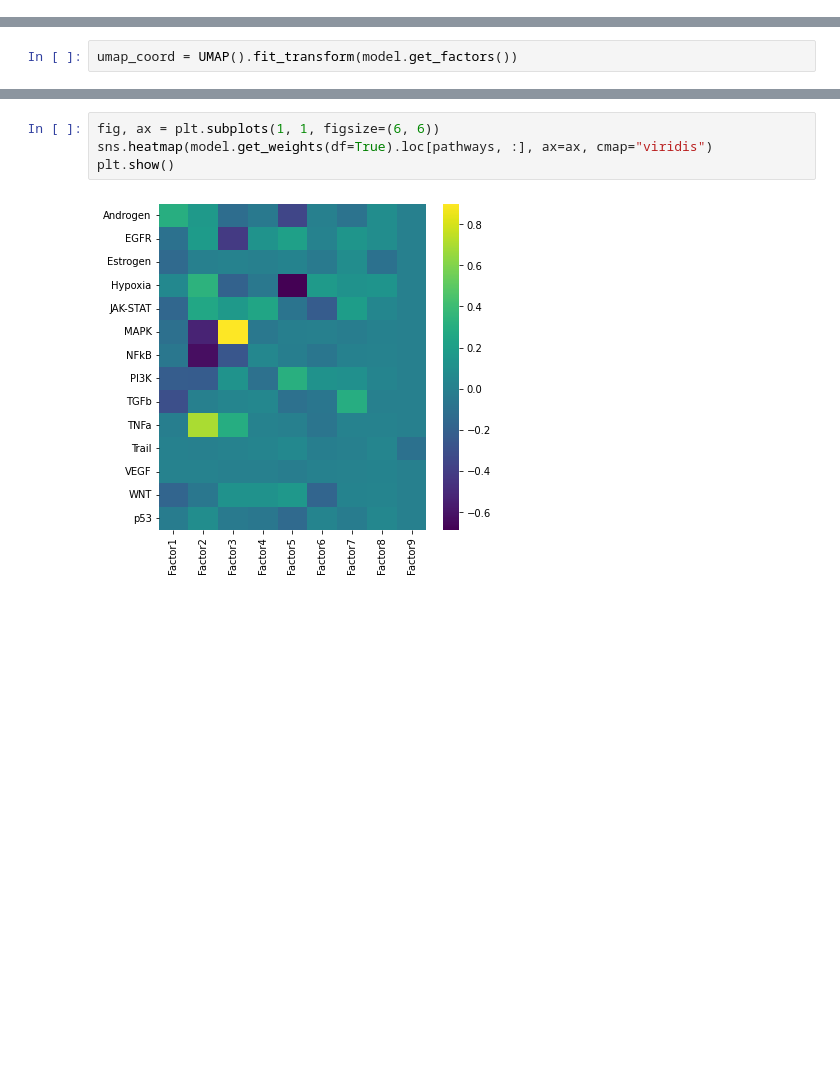
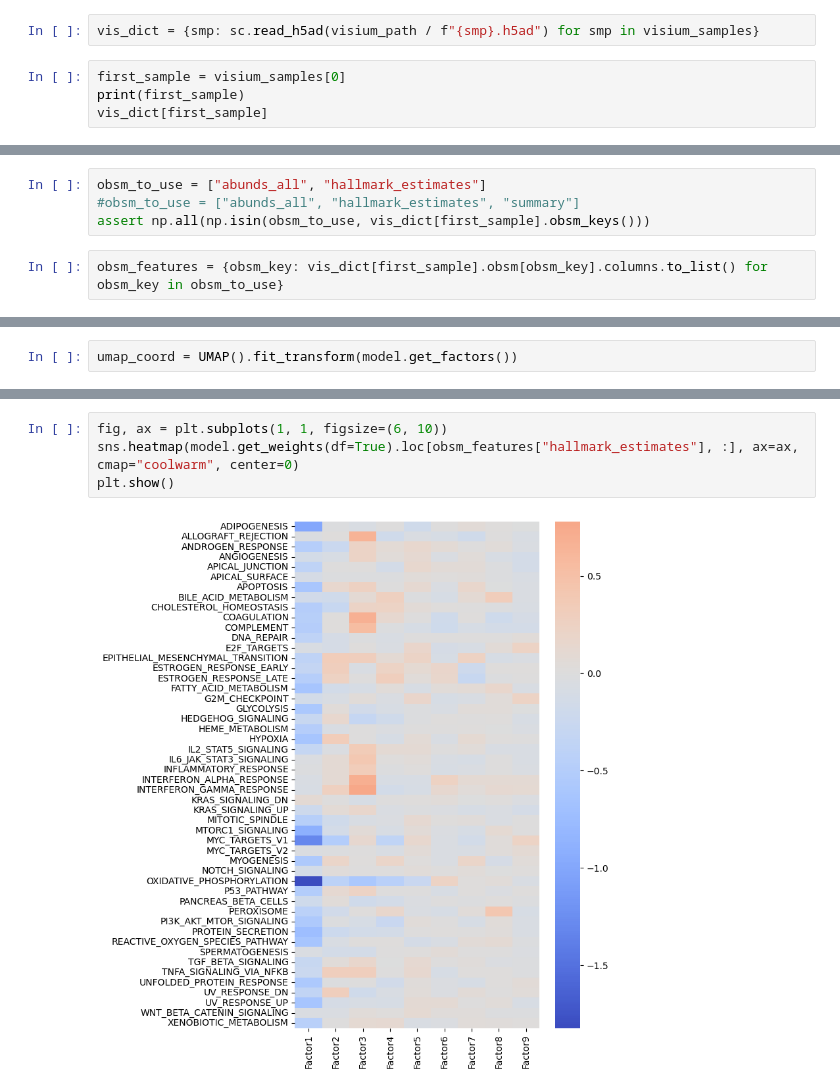
Before and after one commit to saezlab/VisiumMS, a Jupyter notebook: scripts/notebooks/mofa_visium.ipynb, the cells around one changed output, grey strips where cells are left out. Drawn from its saved outputs; the diff is of its cells as text; blank space fills up the shorter version.

Commit message:
testing mofa with hallmarks

```diff
--- a/scripts/notebooks/mofa_visium.ipynb
+++ b/scripts/notebooks/mofa_visium.ipynb
@@ -96,0 +84,6 @@ data_dt
+# %%
+vis_dict = {smp: sc.read_h5ad(visium_path / f"{smp}.h5ad") for smp in visium_samples}
+# %%
+first_sample = visium_samples[0]
+print(first_sample)
+vis_dict[first_sample]
@@ -96,0 +98,6 @@ data_dt
+# %%
+obsm_to_use = ["abunds_all", "hallmark_estimates"]
+#obsm_to_use = ["abunds_all", "hallmark_estimates", "summary"]
+assert np.all(np.isin(obsm_to_use, vis_dict[first_sample].obsm_keys()))
+# %%
+obsm_features = {obsm_key: vis_dict[first_sample].obsm[obsm_key].columns.to_list() for obsm_key in obsm_to_use}
@@ -245,8 +329,8 @@ plt.show()
 # %%
-fig, ax = plt.subplots(1, 1, figsize=(6, 6))
-sns.heatmap(model.get_weights(df=True).loc[pathways, :], ax=ax, cmap="viridis")
+fig, ax = plt.subplots(1, 1, figsize=(6, 10))
+sns.heatmap(model.get_weights(df=True).loc[obsm_features["hallmark_estimates"], :], ax=ax, cmap="coolwarm", center=0)
 plt.show()
 # %% [output]
-[figure, old version]
+[figure, new version]
 # %%
 # same heatmap as above but standardize each column (subtract mean and divide by std)
```
Also changed, not shown: parts of 26 cells of this notebook.
